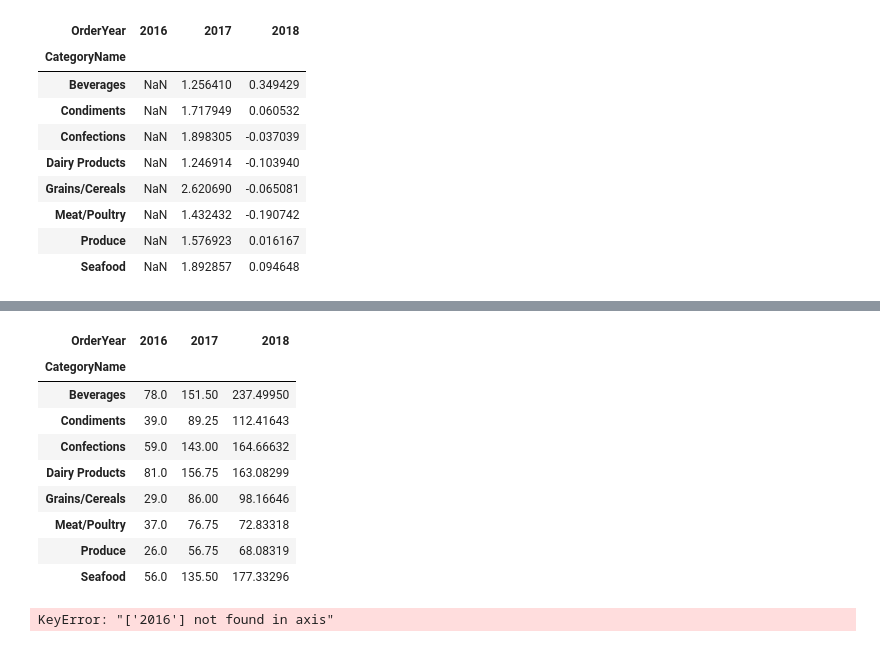
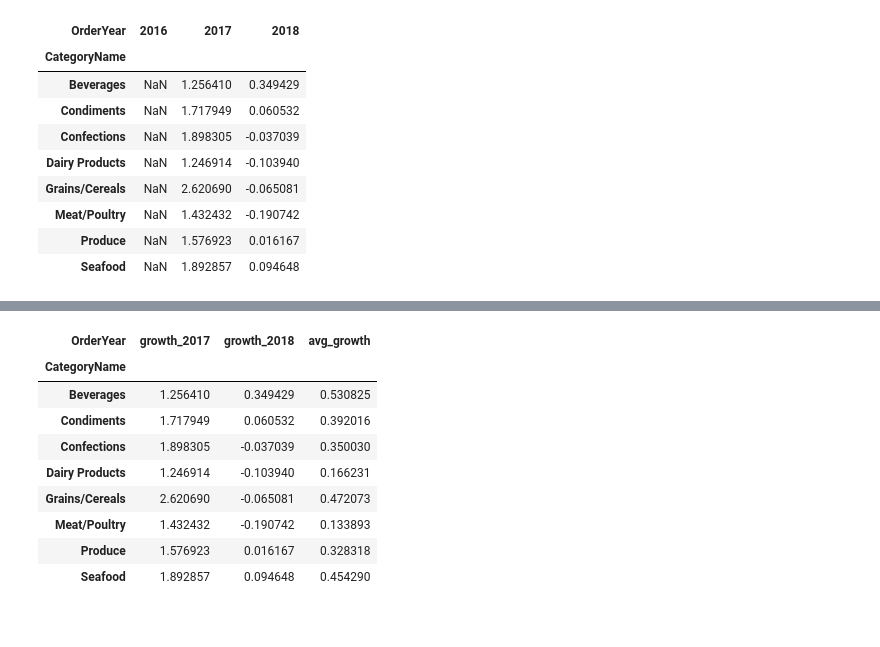
Before and after one commit to JGruettner/comprehensive_crm, a Jupyter notebook: Forecast_Deep.ipynb, the cells around one changed output, grey strips where cells are left out. Cells and saved outputs as stored; diff of their text form; code cells hidden in the pictures.

```diff
--- a/Forecast_Deep.ipynb
+++ b/Forecast_Deep.ipynb
@@ -417,22 +401,3 @@ cat_details2
 | Meat/Poultry | NaN | 1.432432 | -0.190742 | 0.133893 |
 | Produce | NaN | 1.576923 | 0.016167 | 0.328318 |
 | Seafood | NaN | 1.892857 | 0.094648 | 0.454290 |
-# %%
-cat_details.ewm(com=0.5, axis='columns').mean()
-# %% [output]
-| OrderYear | 2016 | 2017 | 2018 |
-| CategoryName |  |  |  |
-| Beverages | 78.0 | 151.50 | 237.49950 |
-| Condiments | 39.0 | 89.25 | 112.41643 |
-| Confections | 59.0 | 143.00 | 164.66632 |
-| Dairy Products | 81.0 | 156.75 | 163.08299 |
-| Grains/Cereals | 29.0 | 86.00 | 98.16646 |
-| Meat/Poultry | 37.0 | 76.75 | 72.83318 |
-| Produce | 26.0 | 56.75 | 68.08319 |
-| Seafood | 56.0 | 135.50 | 177.33296 |
-# %%
-cat_details3=cat_details2.join(pd.DataFrame((100/prod_details2['TotalPurchase'].sum())*prod_details2.groupby('CategoryName')['TotalPurchase'].sum()))
-cat_details3[mov_growth] = cat_details3
-cat_details3 = cat_details.drop([2016], axis=1)
-# %% [output]
-KeyError: "['2016'] not found in axis"
@@ -461,0 +404,15 @@ lm.get_params
+# %%
+cat_details2 = cat_details2.drop([2016], axis=1)
+cat_details2 = cat_details2.rename(columns={2017: 'growth_2017', 2018: 'growth_2018'})
+cat_details2
+# %% [output]
+| OrderYear | growth_2017 | growth_2018 | avg_growth |
+| CategoryName |  |  |  |
+| Beverages | 1.256410 | 0.349429 | 0.530825 |
+| Condiments | 1.717949 | 0.060532 | 0.392016 |
+| Confections | 1.898305 | -0.037039 | 0.350030 |
+| Dairy Products | 1.246914 | -0.103940 | 0.166231 |
+| Grains/Cereals | 2.620690 | -0.065081 | 0.472073 |
+| Meat/Poultry | 1.432432 | -0.190742 | 0.133893 |
+| Produce | 1.576923 | 0.016167 | 0.328318 |
+| Seafood | 1.892857 | 0.094648 | 0.454290 |
```
Also changed, not shown: parts of 21 cells of this notebook.
